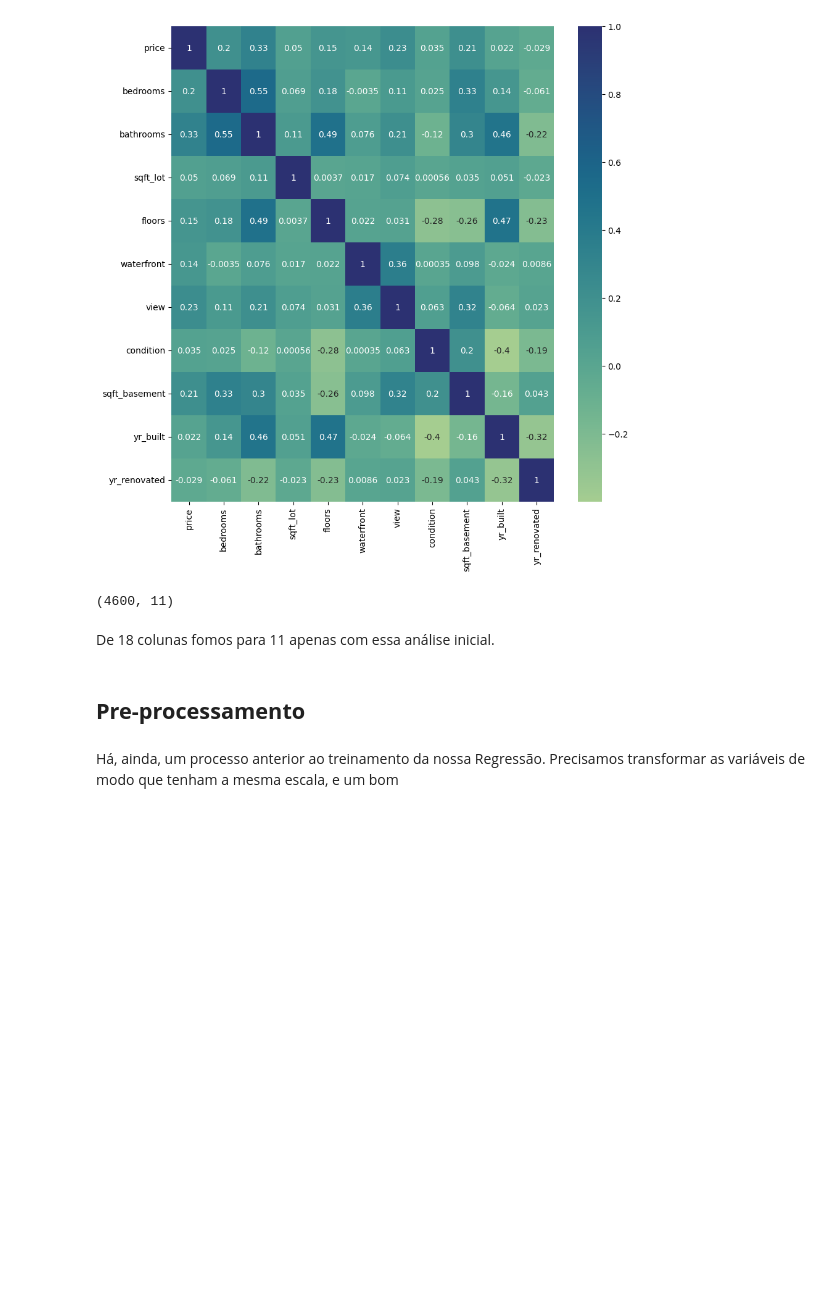
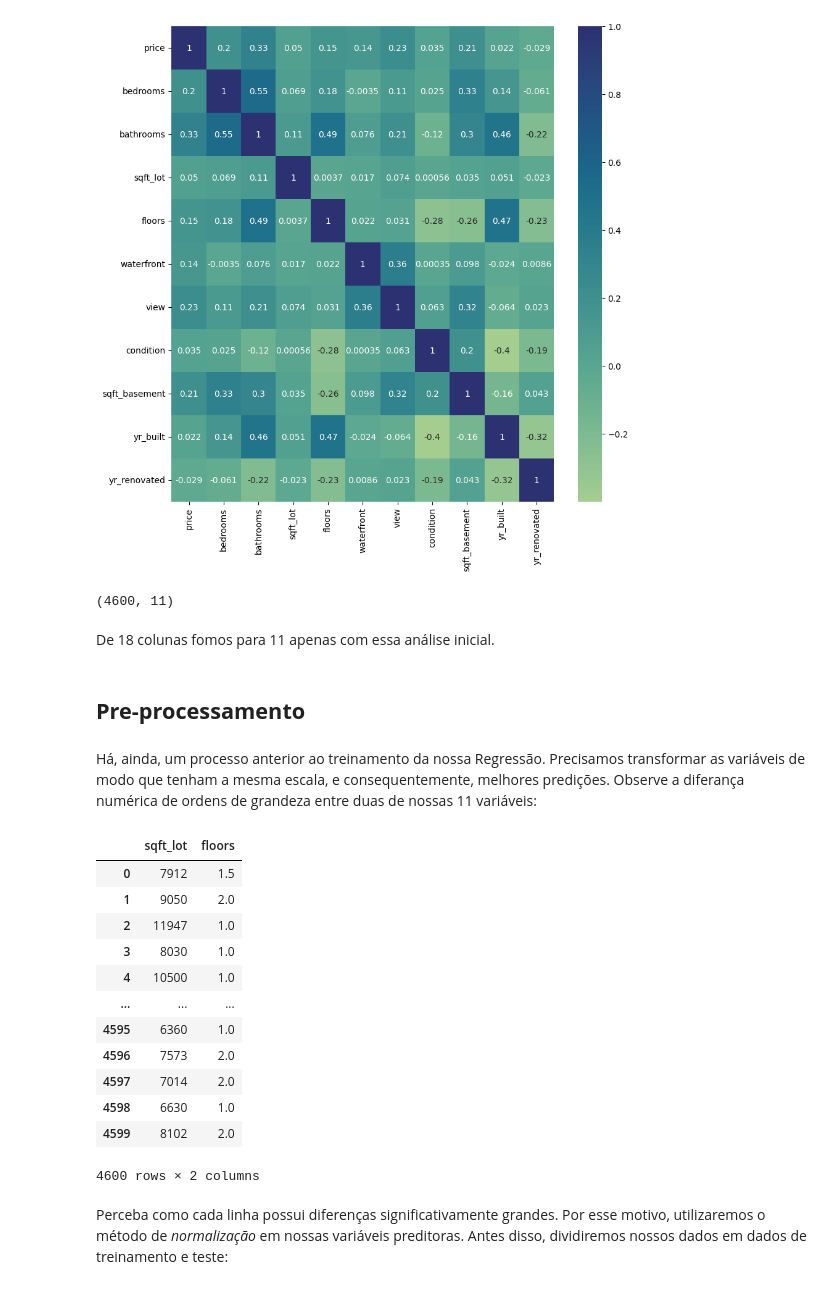
Before and after one commit to gabriellfelipe7/Predction_HousePrice, a Jupyter notebook: House_Price_Prediction.ipynb, the cells around one changed output. Drawn from its saved outputs; the diff is of its cells as text; code cells hidden in the pictures; blank space fills up the shorter version.

```diff
--- a/House_Price_Prediction.ipynb
+++ b/House_Price_Prediction.ipynb
@@ -140,4 +142,22 @@ De 18 colunas fomos para 11 apenas com essa análise inicial.
 # %% [markdown]
 ## **Pre-processamento**
 # %% [markdown]
-Há, ainda, um processo anterior ao treinamento da nossa Regressão. Precisamos transformar as variáveis de modo que tenham a mesma escala, e um bom
+Há, ainda, um processo anterior ao treinamento da nossa Regressão. Precisamos transformar as variáveis de modo que tenham a mesma escala, e consequentemente, melhores predições. Observe a diferança numérica de ordens de grandeza entre duas de nossas 11 variáveis:
+# %%
+data[['sqft_lot', 'floors']]
+# %% [output]
+|  | sqft_lot | floors |
+| 0 | 7912 | 1.5 |
+| 1 | 9050 | 2.0 |
+| 2 | 11947 | 1.0 |
+| 3 | 8030 | 1.0 |
+| 4 | 10500 | 1.0 |
+| ... | ... | ... |
+| 4595 | 6360 | 1.0 |
+| 4596 | 7573 | 2.0 |
+| 4597 | 7014 | 2.0 |
+| 4598 | 6630 | 1.0 |
+| 4599 | 8102 | 2.0 |
+4600 rows × 2 columns
+# %% [markdown]
+Perceba como cada linha possui diferenças significativamente grandes. Por esse motivo, utilizaremos o método de *normalização* em nossas variáveis preditoras. Antes disso, dividiremos nossos dados em dados de treinamento e teste:
```
Also changed, not shown: parts of 13 cells of this notebook.
